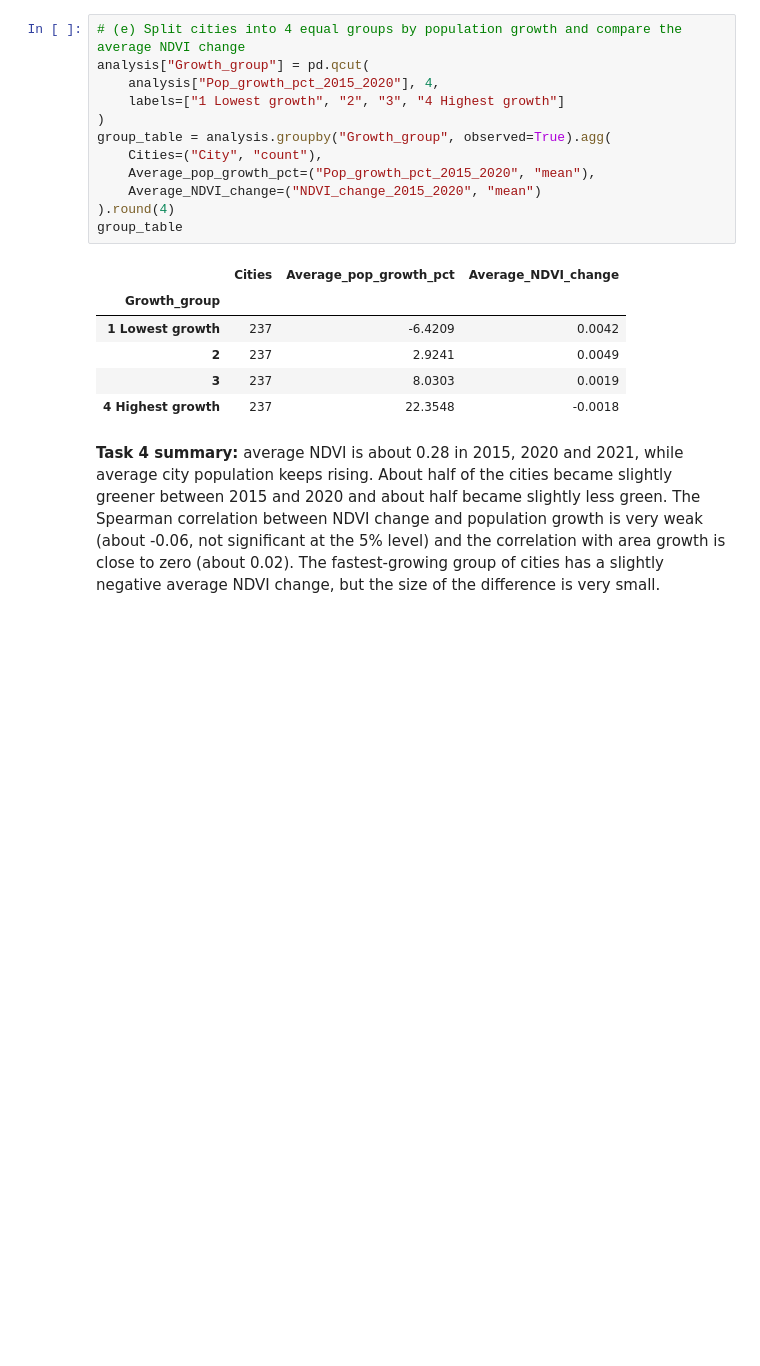
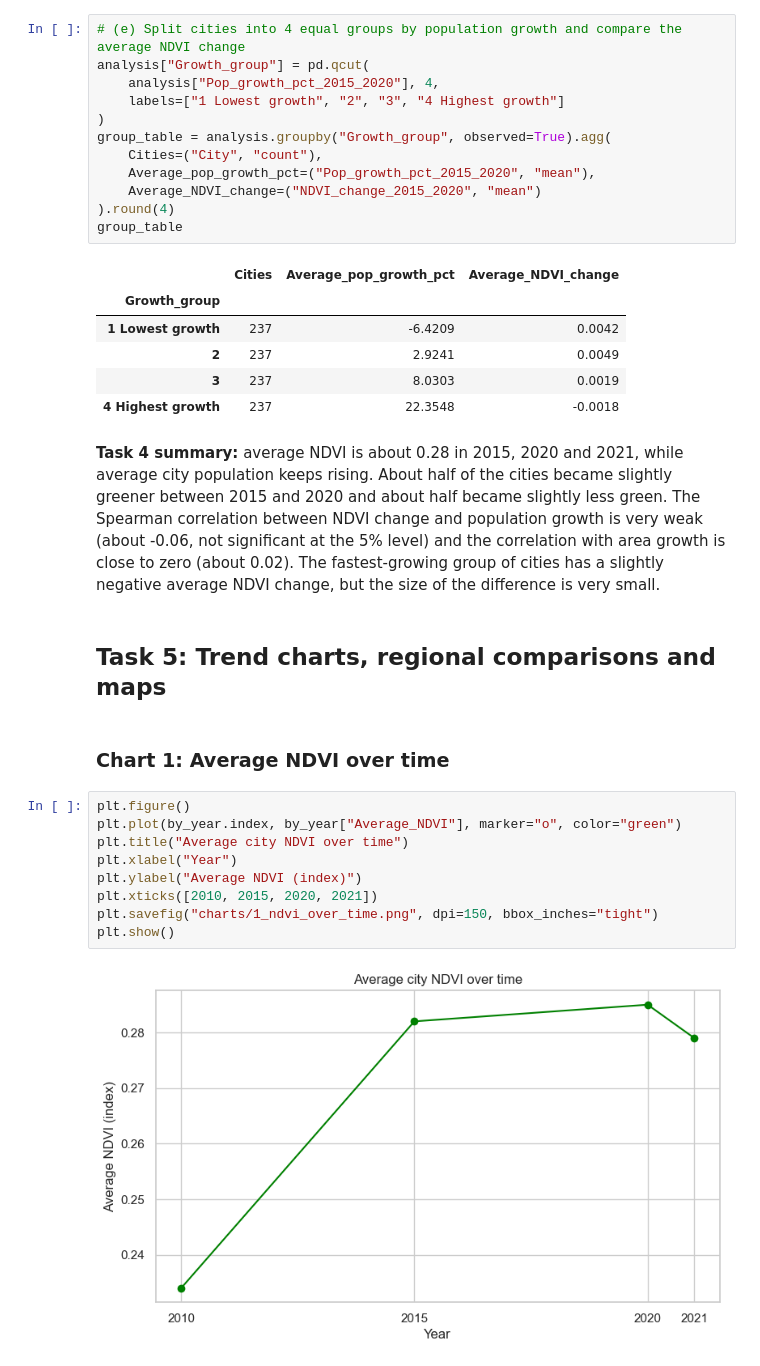
Before and after one commit to prince63aj/Urban_Green_Cover_and_Population_Growth, a Jupyter notebook: Analysis.ipynb, the cells around one changed output. Saved outputs shown, nothing was run; the diff lists cells and outputs as text; blank space fills up the shorter version.

Commit message:
Analysis of different factor by plotting the graph between the different factors

```diff
--- a/Analysis.ipynb
+++ b/Analysis.ipynb
@@ -334,3 +334,18 @@ group_table
 | 4 Highest growth | 237 | 22.3548 | -0.0018 |
 # %% [markdown]
 **Task 4 summary:** average NDVI is about 0.28 in 2015, 2020 and 2021, while average city population keeps rising. About half of the cities became slightly greener between 2015 and 2020 and about half became slightly less green. The Spearman correlation between NDVI change and population growth is very weak (about -0.06, not significant at the 5% level) and the correlation with area growth is close to zero (about 0.02). The fastest-growing group of cities has a slightly negative average NDVI change, but the size of the difference is very small.
+# %% [markdown]
+## Task 5: Trend charts, regional comparisons and maps
+# %% [markdown]
+### Chart 1: Average NDVI over time
+# %%
+plt.figure()
+plt.plot(by_year.index, by_year["Average_NDVI"], marker="o", color="green")
+plt.title("Average city NDVI over time")
+plt.xlabel("Year")
+plt.ylabel("Average NDVI (index)")
+plt.xticks([2010, 2015, 2020, 2021])
+plt.savefig("charts/1_ndvi_over_time.png", dpi=150, bbox_inches="tight")
+plt.show()
+# %% [output]
+[figure, added]
```
Also changed, not shown: parts of 19 cells of this notebook, 9 other files.
